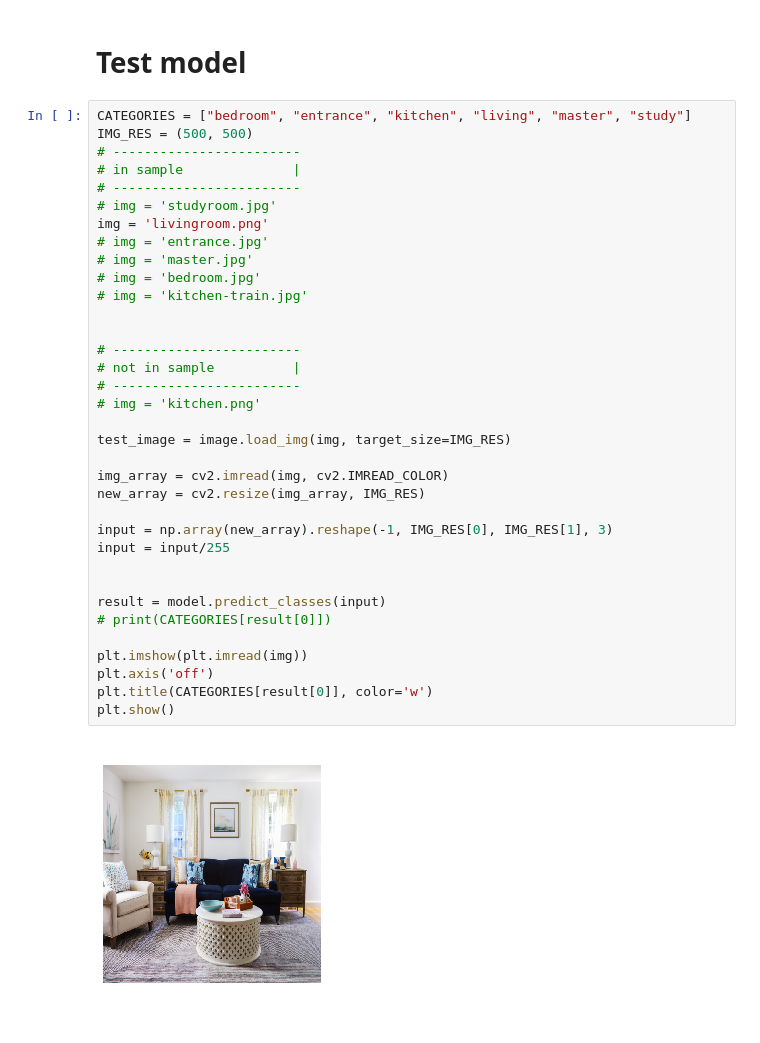
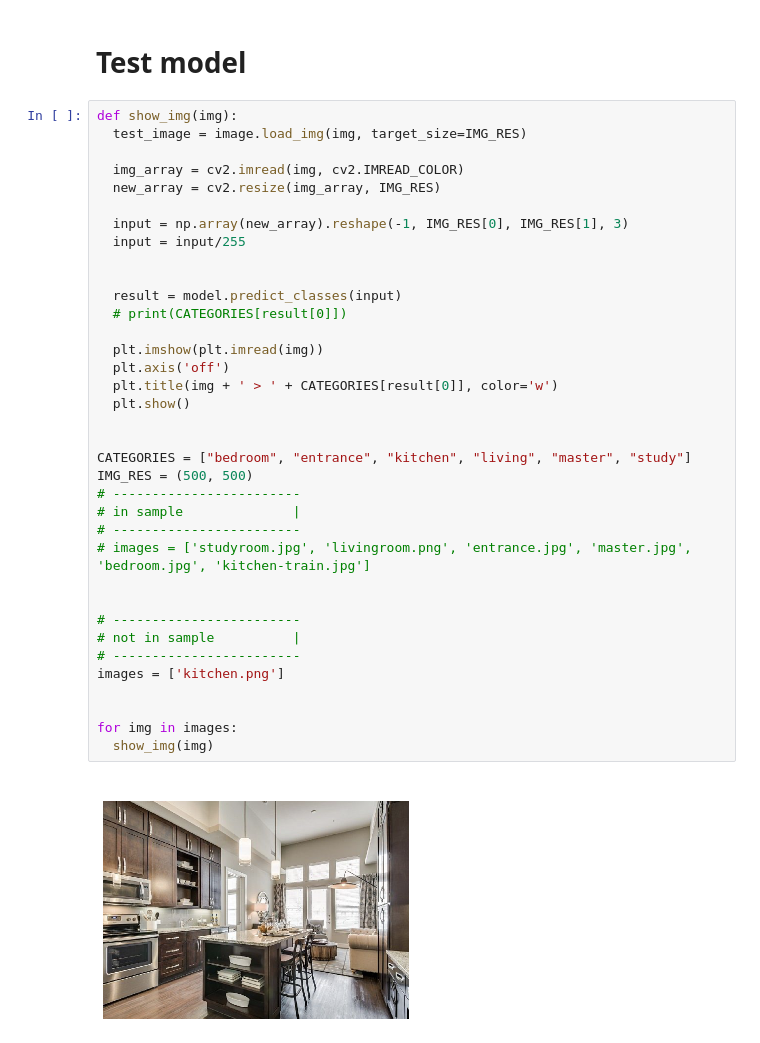
Before and after one commit to nmorado/adhoc, a Jupyter notebook: fengshui.ipynb, the cells around one changed output. Saved outputs shown, nothing was run; the diff lists cells and outputs as text.

```diff
--- a/fengshui.ipynb
+++ b/fengshui.ipynb
@@ -126,39 +117,40 @@ Mounted at /content/drive
 # %% [markdown]
 # Test model
 # %%
+def show_img(img):
+  test_image = image.load_img(img, target_size=IMG_RES)
+
+  img_array = cv2.imread(img, cv2.IMREAD_COLOR)
+  new_array = cv2.resize(img_array, IMG_RES)
+
+  input = np.array(new_array).reshape(-1, IMG_RES[0], IMG_RES[1], 3)
+  input = input/255
+
+
+  result = model.predict_classes(input)
+  # print(CATEGORIES[result[0]])
+
+  plt.imshow(plt.imread(img))
+  plt.axis('off')
+  plt.title(img + ' > ' + CATEGORIES[result[0]], color='w')
+  plt.show()
+
+
 CATEGORIES = ["bedroom", "entrance", "kitchen", "living", "master", "study"]
 IMG_RES = (500, 500)
 # ------------------------
 # in sample              |
 # ------------------------
-# img = 'studyroom.jpg'
-img = 'livingroom.png'
-# img = 'entrance.jpg'
-# img = 'master.jpg'
-# img = 'bedroom.jpg'
-# img = 'kitchen-train.jpg'
+# images = ['studyroom.jpg', 'livingroom.png', 'entrance.jpg', 'master.jpg', 'bedroom.jpg', 'kitchen-train.jpg']
 
 
 # ------------------------
 # not in sample          |
 # ------------------------
-# img = 'kitchen.png'
-
-test_image = image.load_img(img, target_size=IMG_RES)
-
-img_array = cv2.imread(img, cv2.IMREAD_COLOR)
-new_array = cv2.resize(img_array, IMG_RES)
-
-input = np.array(new_array).reshape(-1, IMG_RES[0], IMG_RES[1], 3)
-input = input/255
+images = ['kitchen.png']
 
 
-result = model.predict_classes(input)
-# print(CATEGORIES[result[0]])
-
-plt.imshow(plt.imread(img))
-plt.axis('off')
-plt.title(CATEGORIES[result[0]], color='w')
-plt.show()
+for img in images:
+  show_img(img)
 # %% [output]
-[figure, old version]
+[figure, new version]
```
Also changed, not shown: parts of 1 cell of this notebook.
